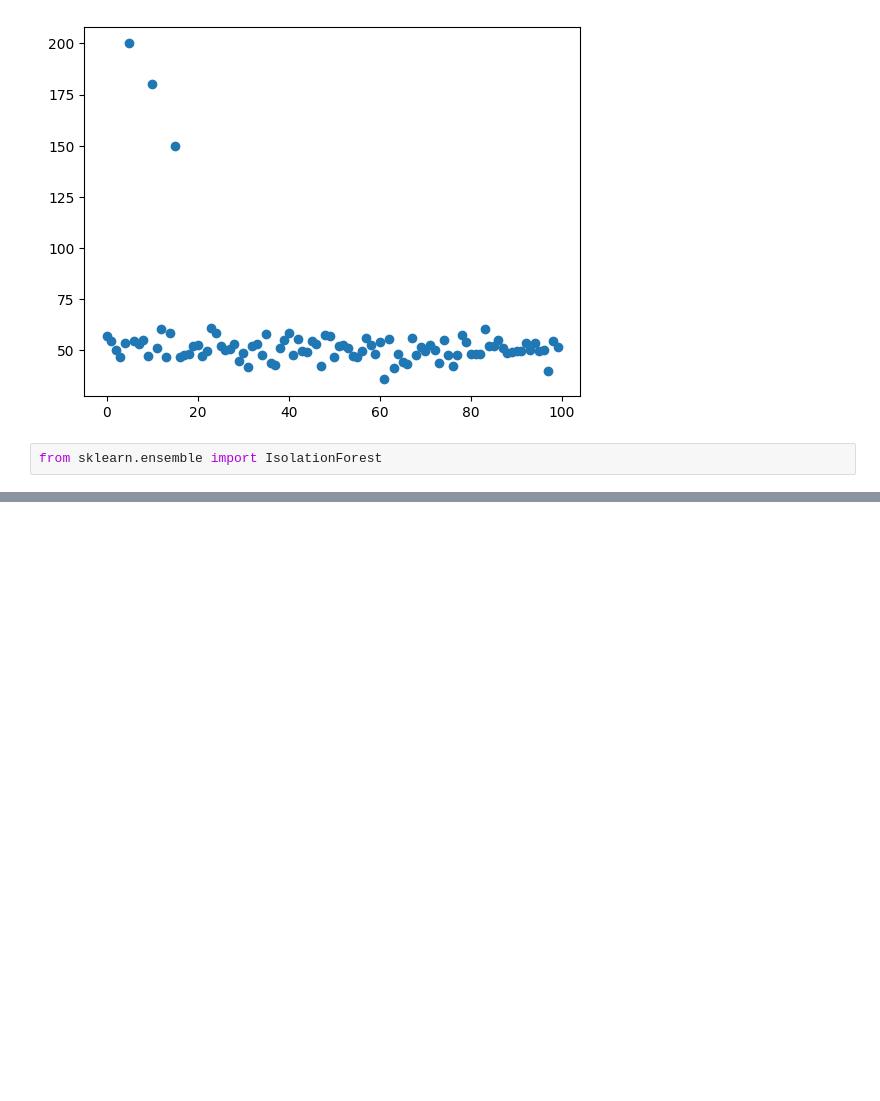
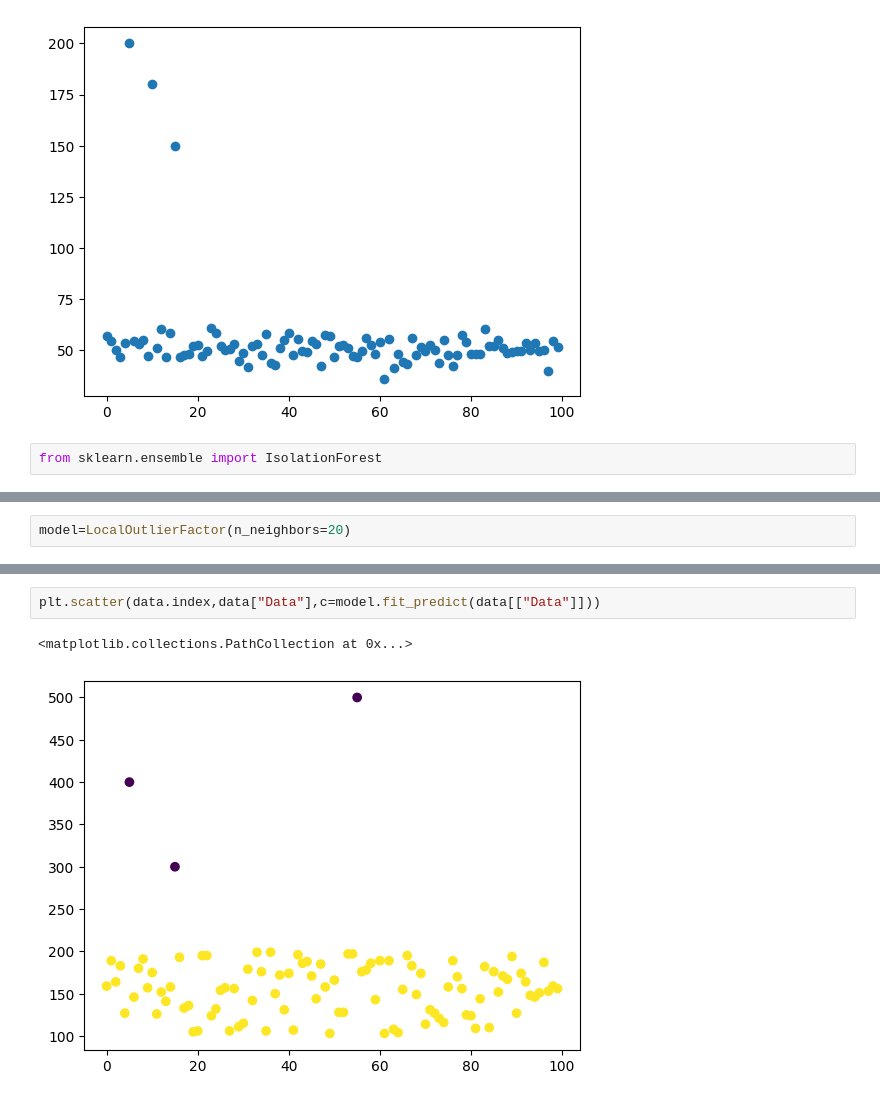
Before and after one commit to deepakalur4/UnSuperivised-ML-Algo-Practical-implementation, a Jupyter notebook: Anomaly_detection.ipynb, the cells around one changed output, grey strips where cells are left out. Drawn from its saved outputs; the diff is of its cells as text; blank space fills up the shorter version.

```diff
--- a/Anomaly_detection.ipynb
+++ b/Anomaly_detection.ipynb
@@ -40,0 +58,2 @@ plt.scatter(data.index,data["Data"],c=model.fit_predict(data[["Data"]]))
+# %%
+model=LocalOutlierFactor(n_neighbors=20)
@@ -40,0 +69,5 @@ plt.scatter(data.index,data["Data"],c=model.fit_predict(data[["Data"]]))
+# %%
+plt.scatter(data.index,data["Data"],c=model.fit_predict(data[["Data"]]))
+# %% [output]
+<matplotlib.collections.PathCollection at 0x...>
+[figure, added]
```
Also changed, not shown: parts of 11 cells of this notebook.
